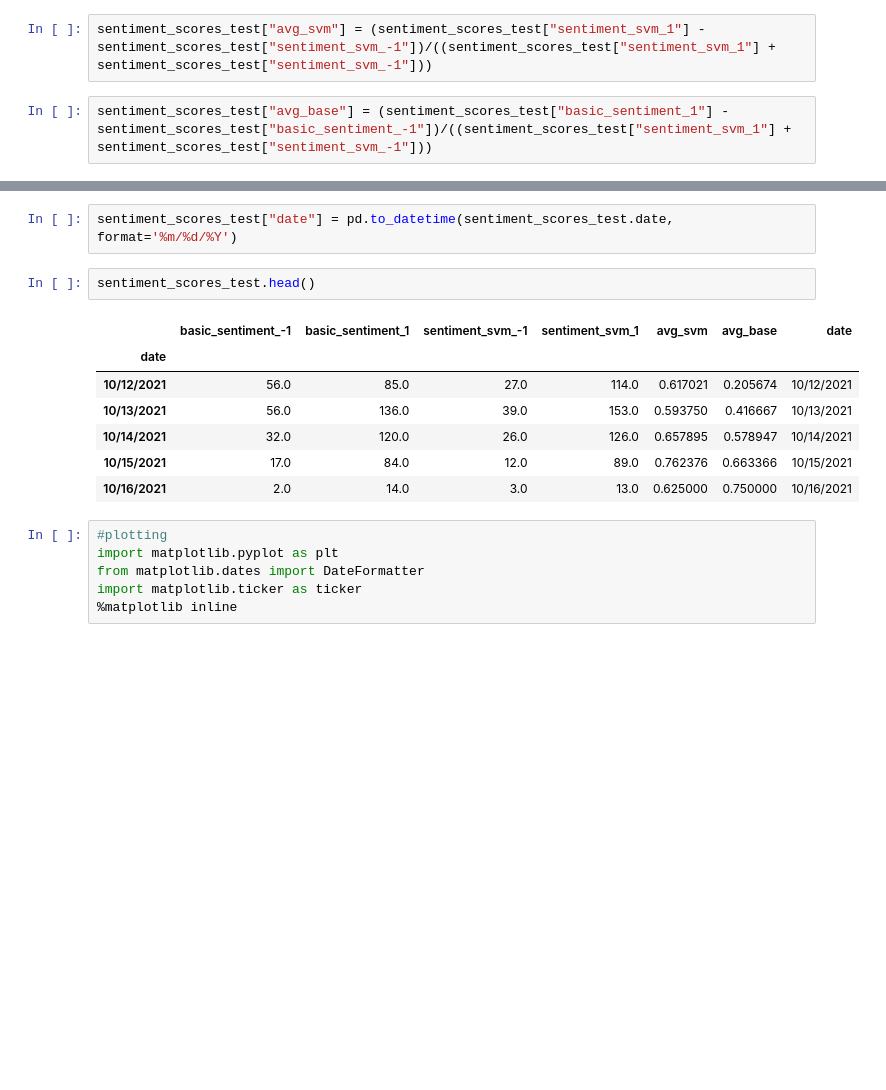
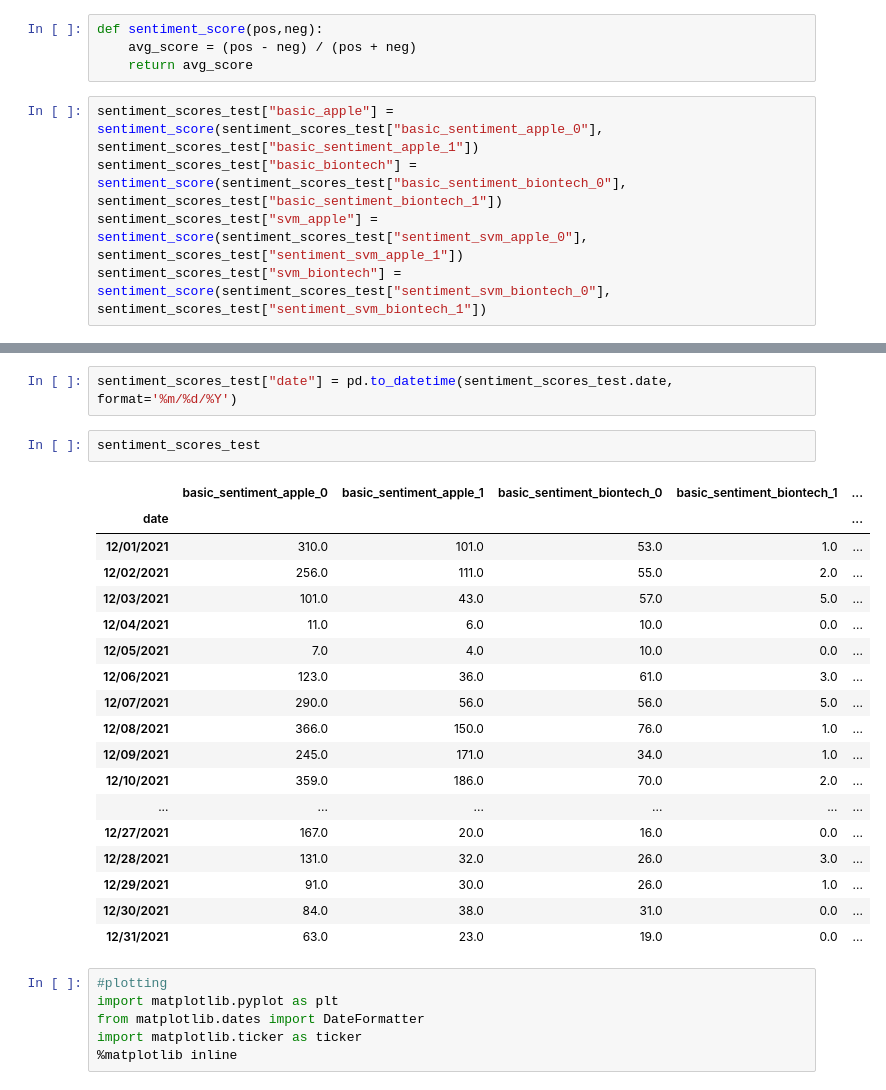
Before and after one commit to fogx/news_sentiment, a Jupyter notebook: code/notebooks/Baseline_Tweets.ipynb, the cells around one changed output, grey strips where cells are left out. Saved outputs shown, nothing was run; the diff lists cells and outputs as text; blank space fills up the shorter version.

```diff
--- a/code/notebooks/Baseline_Tweets.ipynb
+++ b/code/notebooks/Baseline_Tweets.ipynb
@@ -354,22 +399,38 @@ sentiment_scores_test = baseline_test.groupby("date").agg({'basic_sentiment_-1':
-# %%
-sentiment_scores_test["avg_svm"] = (sentiment_scores_test["sentiment_svm_1"] - sentiment_scores_test["sentiment_svm_-1"])/((sentiment_scores_test["sentiment_svm_1"] + sentiment_scores_test["sentiment_svm_-1"]))
-# %%
-sentiment_scores_test["avg_base"] = (sentiment_scores_test["basic_sentiment_1"] - sentiment_scores_test["basic_sentiment_-1"])/((sentiment_scores_test["sentiment_svm_1"] + sentiment_scores_test["sentiment_svm_-1"]))
+# %%
+def sentiment_score(pos,neg):
+    avg_score = (pos - neg) / (pos + neg)
+    return avg_score
+# %%
+sentiment_scores_test["basic_apple"] = sentiment_score(sentiment_scores_test["basic_sentiment_apple_0"], sentiment_scores_test["basic_sentiment_apple_1"])
+sentiment_scores_test["basic_biontech"] = sentiment_score(sentiment_scores_test["basic_sentiment_biontech_0"], sentiment_scores_test["basic_sentiment_biontech_1"])
+sentiment_scores_test["svm_apple"] = sentiment_score(sentiment_scores_test["sentiment_svm_apple_0"], sentiment_scores_test["sentiment_svm_apple_1"])
+sentiment_scores_test["svm_biontech"] = sentiment_score(sentiment_scores_test["sentiment_svm_biontech_0"], sentiment_scores_test["sentiment_svm_biontech_1"])
 # %%
 #create date variable from index
 sentiment_scores_test["date"] = sentiment_scores_test.index
 # %%
 sentiment_scores_test["date"] = pd.to_datetime(sentiment_scores_test.date, format='%m/%d/%Y')
 # %%
-sentiment_scores_test.head()
+sentiment_scores_test
 # %% [output]
-|  | basic_sentiment_-1 | basic_sentiment_1 | sentiment_svm_-1 | sentiment_svm_1 | avg_svm | avg_base | date |
-| date |  |  |  |  |  |  |  |
-| 10/12/2021 | 56.0 | 85.0 | 27.0 | 114.0 | 0.617021 | 0.205674 | 10/12/2021 |
-| 10/13/2021 | 56.0 | 136.0 | 39.0 | 153.0 | 0.593750 | 0.416667 | 10/13/2021 |
-| 10/14/2021 | 32.0 | 120.0 | 26.0 | 126.0 | 0.657895 | 0.578947 | 10/14/2021 |
-| 10/15/2021 | 17.0 | 84.0 | 12.0 | 89.0 | 0.762376 | 0.663366 | 10/15/2021 |
-| 10/16/2021 | 2.0 | 14.0 | 3.0 | 13.0 | 0.625000 | 0.750000 | 10/16/2021 |
+|  | basic_sentiment_apple_0 | basic_sentiment_apple_1 | basic_sentiment_biontech_0 | basic_sentiment_biontech_1 | ... |
+| date |  |  |  |  | ... |
+| 12/01/2021 | 310.0 | 101.0 | 53.0 | 1.0 | ... |
+| 12/02/2021 | 256.0 | 111.0 | 55.0 | 2.0 | ... |
+| 12/03/2021 | 101.0 | 43.0 | 57.0 | 5.0 | ... |
+| 12/04/2021 | 11.0 | 6.0 | 10.0 | 0.0 | ... |
+| 12/05/2021 | 7.0 | 4.0 | 10.0 | 0.0 | ... |
+| 12/06/2021 | 123.0 | 36.0 | 61.0 | 3.0 | ... |
+| 12/07/2021 | 290.0 | 56.0 | 56.0 | 5.0 | ... |
+| 12/08/2021 | 366.0 | 150.0 | 76.0 | 1.0 | ... |
+| 12/09/2021 | 245.0 | 171.0 | 34.0 | 1.0 | ... |
+| 12/10/2021 | 359.0 | 186.0 | 70.0 | 2.0 | ... |
+| ... | ... | ... | ... | ... | ... |
+| 12/27/2021 | 167.0 | 20.0 | 16.0 | 0.0 | ... |
+| 12/28/2021 | 131.0 | 32.0 | 26.0 | 3.0 | ... |
+| 12/29/2021 | 91.0 | 30.0 | 26.0 | 1.0 | ... |
+| 12/30/2021 | 84.0 | 38.0 | 31.0 | 0.0 | ... |
+| 12/31/2021 | 63.0 | 23.0 | 19.0 | 0.0 | ... |
 # %%
 #plotting
 import matplotlib.pyplot as plt
```
Also changed, not shown: parts of 38 cells of this notebook.
